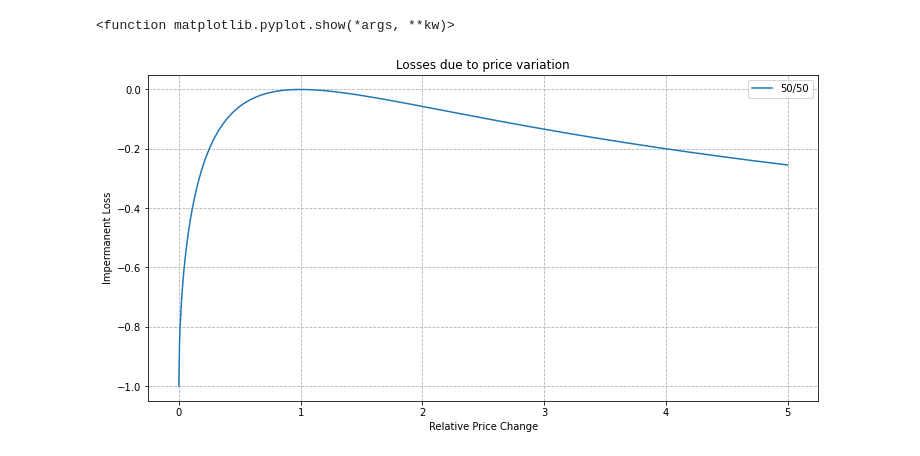
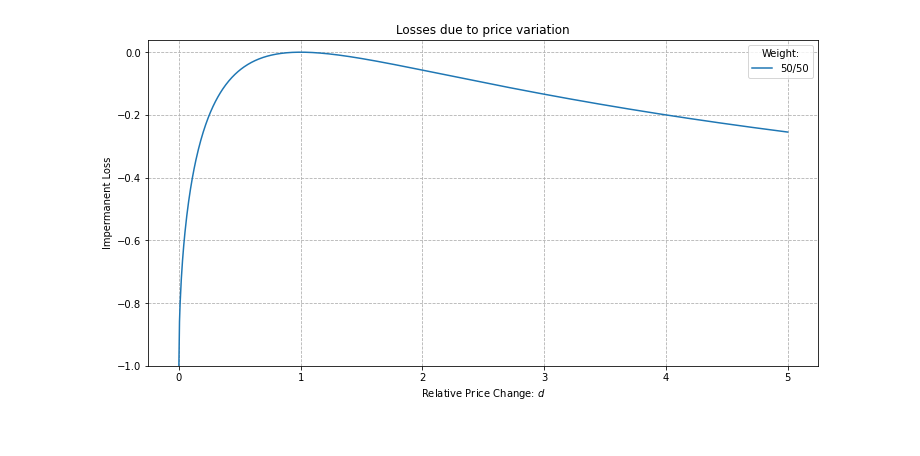
Before and after one commit to Definomics-Labs/ImpermanentLoss-StepbyStep, a Jupyter notebook: Impermanent_Loss_Demostration_Step_by_Step.ipynb, the cells around one changed output. Drawn from its saved outputs; the diff is of its cells as text; code cells hidden in the pictures.

```diff
--- a/Impermanent_Loss_Demostration_Step_by_Step.ipynb
+++ b/Impermanent_Loss_Demostration_Step_by_Step.ipynb
@@ -3,17 +155,21 @@ Impermante Loss
 # %%
 #@title
+from IPython.display import HTML, display
+
+display(HTML(""" <style>
+#output-body { display: flex;  align-items: center; justify-content: center;}
+</style> """))
 import numpy as np
 import matplotlib.pyplot as plt
-
 d = np.linspace(0,5,1000)
 plt.figure(figsize=(12, 6))
 plt.plot(d,((d**0.5)*(1**0.5))/(0.5*d + 0.5*1)-1,label = "50/50")
-plt.xlabel('Relative Price Change')
+plt.xlabel('Relative Price Change: $d$')
 plt.ylabel('Impermanent Loss')
 plt.title("Losses due to price variation")
 plt.grid(linestyle='--')
-plt.legend()
-plt.show
+plt.ylim(-1,0.04)
+plt.legend(title="Weight:")
+plt.show()
 # %% [output]
-<function matplotlib.pyplot.show(*args, **kw)>
-[figure, old version]
+[figure, new version]
```
Also changed, not shown: parts of 7 cells of this notebook.
